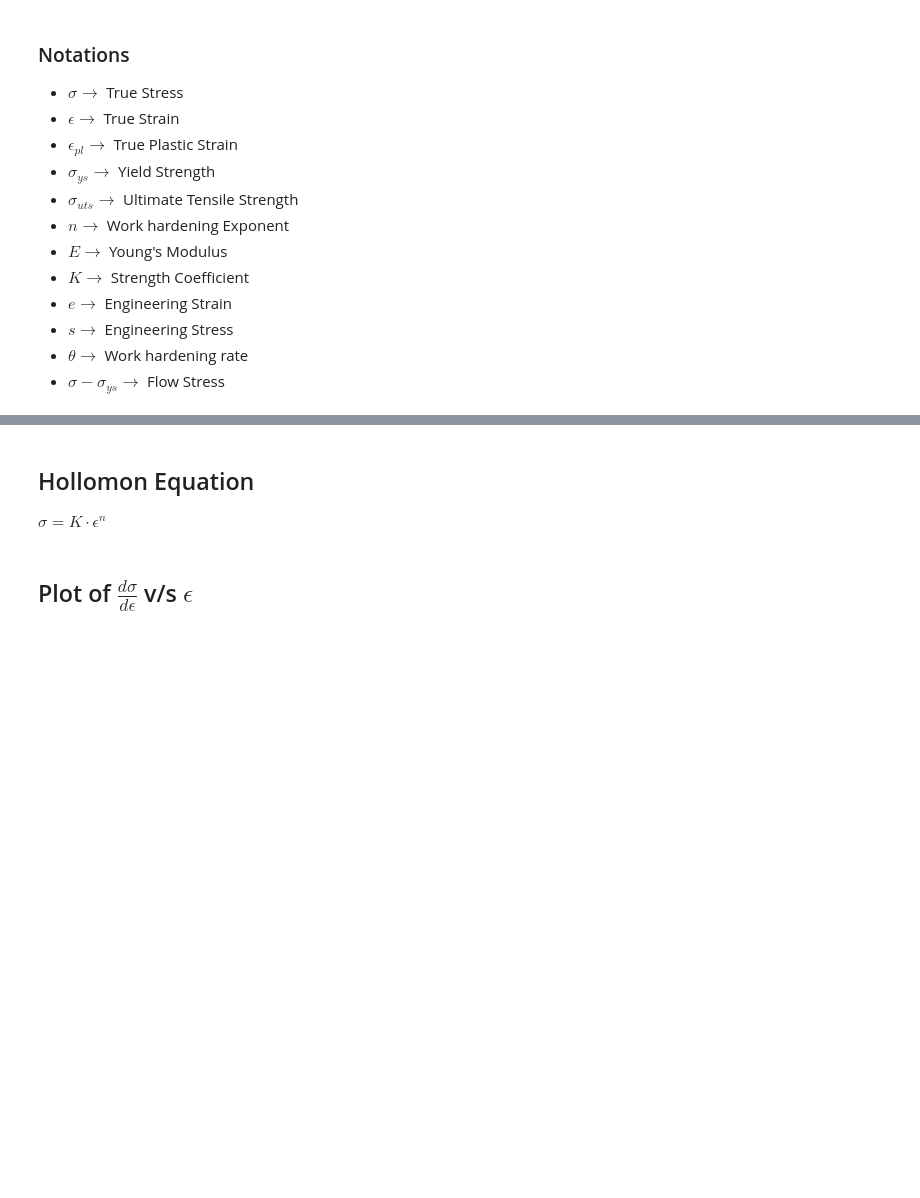
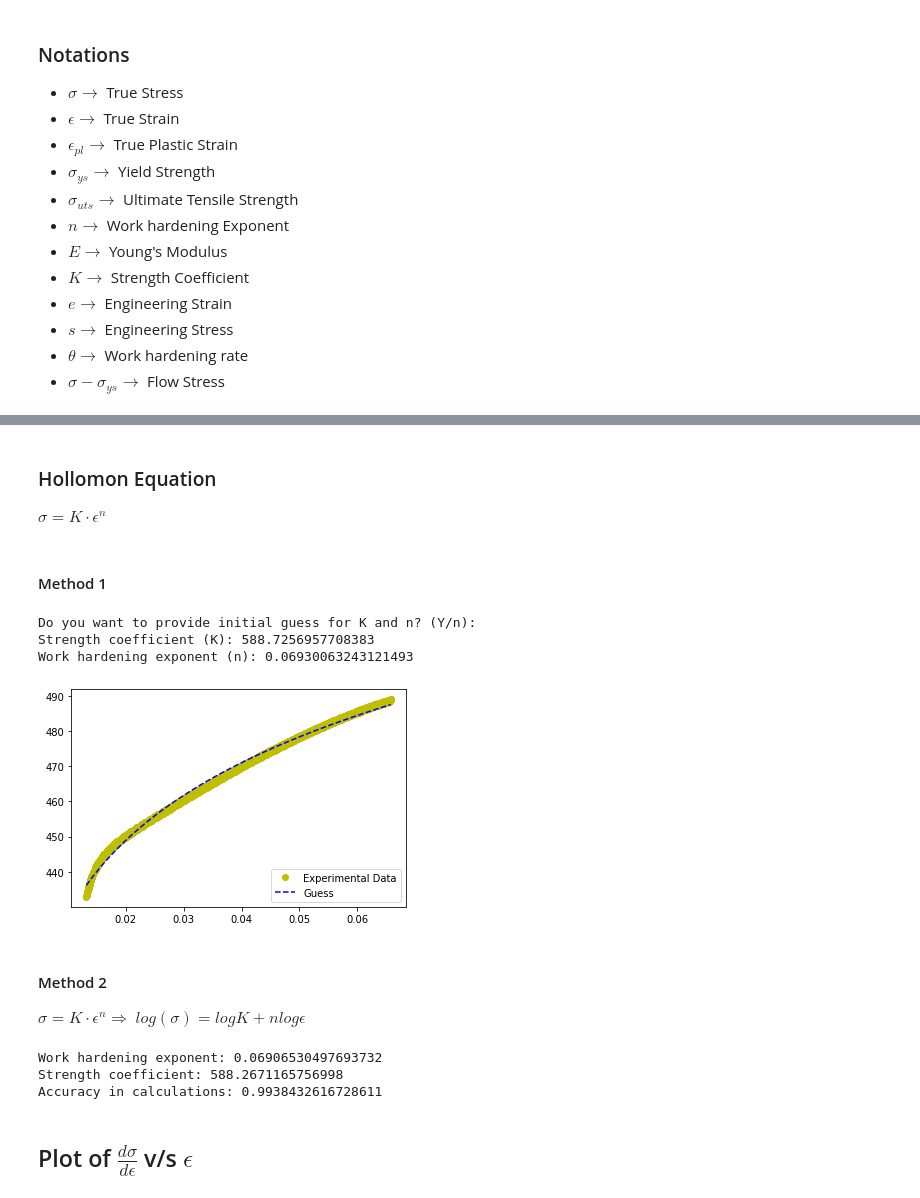
Before and after one commit to algomaster99/meta-btp, a Jupyter notebook: hollomon_curves.ipynb, the cells around one changed output, grey strips where cells are left out. Drawn from its saved outputs; the diff is of its cells as text; code cells hidden in the pictures; blank space fills up the shorter version.

```diff
--- a/hollomon_curves.ipynb
+++ b/hollomon_curves.ipynb
@@ -58,7 +65,68 @@ _ = plt.ylabel('$\\frac{d\sigma}{d\epsilon}$')
 # %% [markdown]
-## Hollomon Equation
+### Hollomon Equation
 
 $ \sigma = K \cdot \epsilon^n $
+# %% [markdown]
+#### Method 1
+# %%
+choose = input('Do you want to provide initial guess for K and n? (Y/n): ')
+
+p0=None
+
+if choose in ['Y', 'y']:
+    initial_guess_n = float(input("Intial guess of work hardening exponent (0 < n < 1): "))
+    initial_guess_K = float(input("Intial guess of strength coefficient (MPa): "))
+    p0 = (initial_guess_K, initial_guess_n)
+
+def fit_hollomon(x, K, n):
+    return K*(x**n)
+
+rhs_theoretical_hollomon = curve_fit(
+    fit_hollomon, true_strain, true_stress, p0, method='lm',
+)
+popt, _ = rhs_theoretical_hollomon
+K = popt[0]
+n = popt[1]
+
+_ = plt.plot(true_strain, true_stress, 'yo', label='Experimental data')
+if choose in ['Y', 'y']:
+    _ = plt.plot(true_strain, [fit_hollomon(pl,initial_guess_K,initial_guess_n) for pl in true_strain], 'g:',)
+_ = plt.plot(true_strain, [fit_hollomon(pl,K,n) for pl in true_strain], 'b--', label='Fit')
+
+_ = plt.legend(['Experimental Data','Guess', 'Fit'], loc='lower right')
+
+save_fig(plt, 'savefig', f'{OUTPUT_DIR}/Hollomon curve')
+
+print(f'Strength coefficient (K): {K}')
+print(f'Work hardening exponent (n): {n}')
+
+save_parameter('Strength coefficient (K)', K, 'MPa', f'{OUTPUT_DIR}/output.txt')
+save_parameter('Work hardening exponent (n)', n, '', f'{OUTPUT_DIR}/output.txt')
+# %% [output]
+Do you want to provide initial guess for K and n? (Y/n):
+Strength coefficient (K): 588.7256957708383
+Work hardening exponent (n): 0.06930063243121493
+[figure, added]
+# %% [markdown]
+#### Method 2
+
+$ \sigma = K \cdot \epsilon^n \Rightarrow $
+$ log(\sigma) = logK + nlog\epsilon $
+# %%
+log_true_stress = np.log(true_stress)
+log_true_strain = np.log(true_strain)
+
+model = LinearRegression().fit(log_true_strain.reshape((-1,1)), log_true_stress)
+coef = model.score(log_true_strain.reshape((-1,1)), log_true_stress)
+work_hard_exp = model.coef_[0]
+strenght_coefficient = np.exp(model.intercept_)
+print(f'Work hardening exponent: {work_hard_exp}')
+print(f'Strength coefficient: {strenght_coefficient}')
+print(f'Accuracy in calculations: {coef}')
+# %% [output]
+Work hardening exponent: 0.06906530497693732
+Strength coefficient: 588.2671165756998
+Accuracy in calculations: 0.9938432616728611
 # %% [markdown]
 ## Plot of $\frac{d\sigma}{d\epsilon}$ v/s $\epsilon$
 # %%
```
Also changed, not shown: parts of 19 cells of this notebook.
